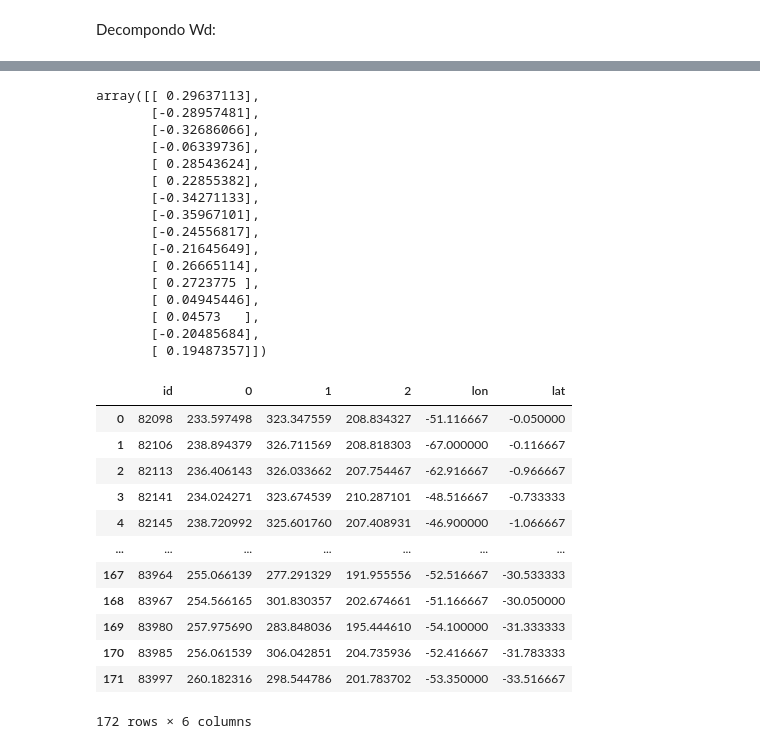
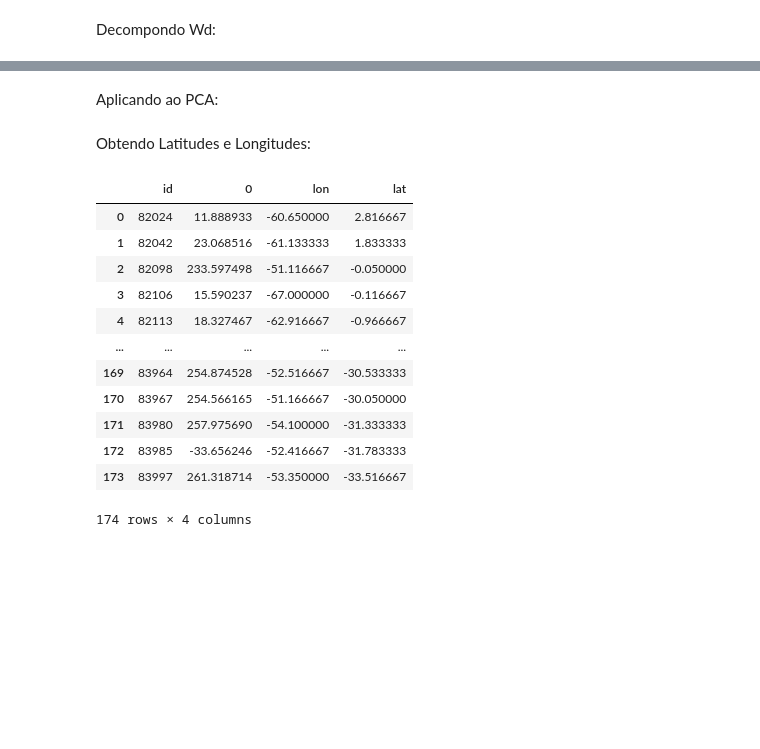
Before and after one commit to andrefellipe/ccd, a Jupyter notebook: baseline.ipynb, the cells around one changed output, grey strips where cells are left out. Drawn from its saved outputs; the diff is of its cells as text; code cells hidden in the pictures; blank space fills up the shorter version.

```diff
--- a/baseline.ipynb
+++ b/baseline.ipynb
@@ -559,0 +568,10 @@ X = X.groupby(['date','id']).mean()
+# %%
+lst_08 = [v for k, v in X.groupby('id')]
+# %%
+X = pd.DataFrame()
+for i, df_i_ in enumerate(lst_08):
+  #pd.concat([df_i_.fillna(method='ffill'),X2])
+  df_aux = df_i_.fillna(method='ffill')
+  df_aux = df_aux.fillna(method='bfill')
+  df_aux = df_aux.fillna(method='ffill')
+  X = pd.concat([df_aux,X])
@@ -559,0 +582,3 @@ X = X.groupby(['date','id']).mean()
+# %%
+X = X.reorder_levels(['date','id']).sort_index()
+X
@@ -589,5 +645,5 @@ Dropando NaN's:
 # %%
-X = X.dropna()
+X = X.fillna(0)
 X
 # %% [output]
 |  | cc | evap | n | patm | pnmm | prec | tair | tmax | tmin | tw | ur | ... |
@@ -607,22 +663,3 @@ X
-# %%
-P1 = pca_components.iloc[[0]]
-P1 = np.transpose(P1.values)
-P1
-# %% [output]
-array([[ 0.29637113],
-       [-0.28957481],
-       [-0.32686066],
-       [-0.06339736],
-       [ 0.28543624],
-       [ 0.22855382],
-       [-0.34271133],
-       [-0.35967101],
-       [-0.24556817],
-       [-0.21645649],
-       [ 0.26665114],
-       [ 0.2723775 ],
-       [ 0.04945446],
-       [ 0.04573   ],
-       [-0.20485684],
-       [ 0.19487357]])
+# %% [markdown]
+Aplicando ao PCA:
 # %%
@@ -630,20 +666,22 @@ array([[ 0.29637113],
 pc1_2019 = pca.transform(X.values)
 pc1_2019 = pd.DataFrame(pc1_2019,index=X.index)
+# %% [markdown]
+Obtendo Latitudes e Longitudes:
 # %%
 pc1_2019 = pc1_2019.merge(df_m,on='id')
-pc1_2019 = pc1_2019.drop(['alt','name','state','uf','time_zone','offset_utc','time_zone.1','offset_utc.1'],axis=1)
+pc1_2019 = pc1_2019.drop(['alt','name','state','uf','time_zone','offset_utc','time_zone.1','offset_utc.1',1,2],axis=1)
 pc1_2019
 # %% [output]
-|  | id | 0 | 1 | 2 | lon | lat |
-| 0 | 82098 | 233.597498 | 323.347559 | 208.834327 | -51.116667 | -0.050000 |
-| 1 | 82106 | 238.894379 | 326.711569 | 208.818303 | -67.000000 | -0.116667 |
-| 2 | 82113 | 236.406143 | 326.033662 | 207.754467 | -62.916667 | -0.966667 |
-| 3 | 82141 | 234.024271 | 323.674539 | 210.287101 | -48.516667 | -0.733333 |
-| 4 | 82145 | 238.720992 | 325.601760 | 207.408931 | -46.900000 | -1.066667 |
-| ... | ... | ... | ... | ... | ... | ... |
-| 167 | 83964 | 255.066139 | 277.291329 | 191.955556 | -52.516667 | -30.533333 |
-| 168 | 83967 | 254.566165 | 301.830357 | 202.674661 | -51.166667 | -30.050000 |
-| 169 | 83980 | 257.975690 | 283.848036 | 195.444610 | -54.100000 | -31.333333 |
-| 170 | 83985 | 256.061539 | 306.042851 | 204.735936 | -52.416667 | -31.783333 |
-| 171 | 83997 | 260.182316 | 298.544786 | 201.783702 | -53.350000 | -33.516667 |
+|  | id | 0 | lon | lat |
+| 0 | 82024 | 11.888933 | -60.650000 | 2.816667 |
+| 1 | 82042 | 23.068516 | -61.133333 | 1.833333 |
+| 2 | 82098 | 233.597498 | -51.116667 | -0.050000 |
+| 3 | 82106 | 15.590237 | -67.000000 | -0.116667 |
+| 4 | 82113 | 18.327467 | -62.916667 | -0.966667 |
+| ... | ... | ... | ... | ... |
+| 169 | 83964 | 254.874528 | -52.516667 | -30.533333 |
+| 170 | 83967 | 254.566165 | -51.166667 | -30.050000 |
+| 171 | 83980 | 257.975690 | -54.100000 | -31.333333 |
+| 172 | 83985 | -33.656246 | -52.416667 | -31.783333 |
+| 173 | 83997 | 261.318714 | -53.350000 | -33.516667 |
-172 rows × 6 columns
+174 rows × 4 columns
```
Also changed, not shown: parts of 15 cells of this notebook.
